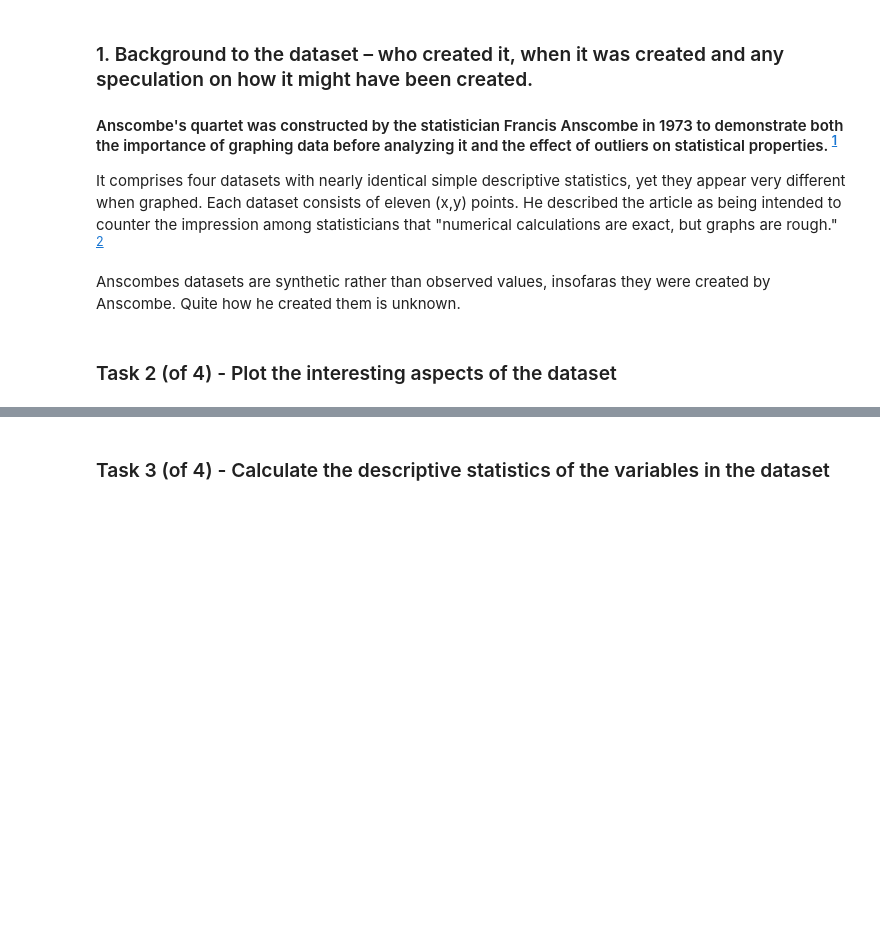
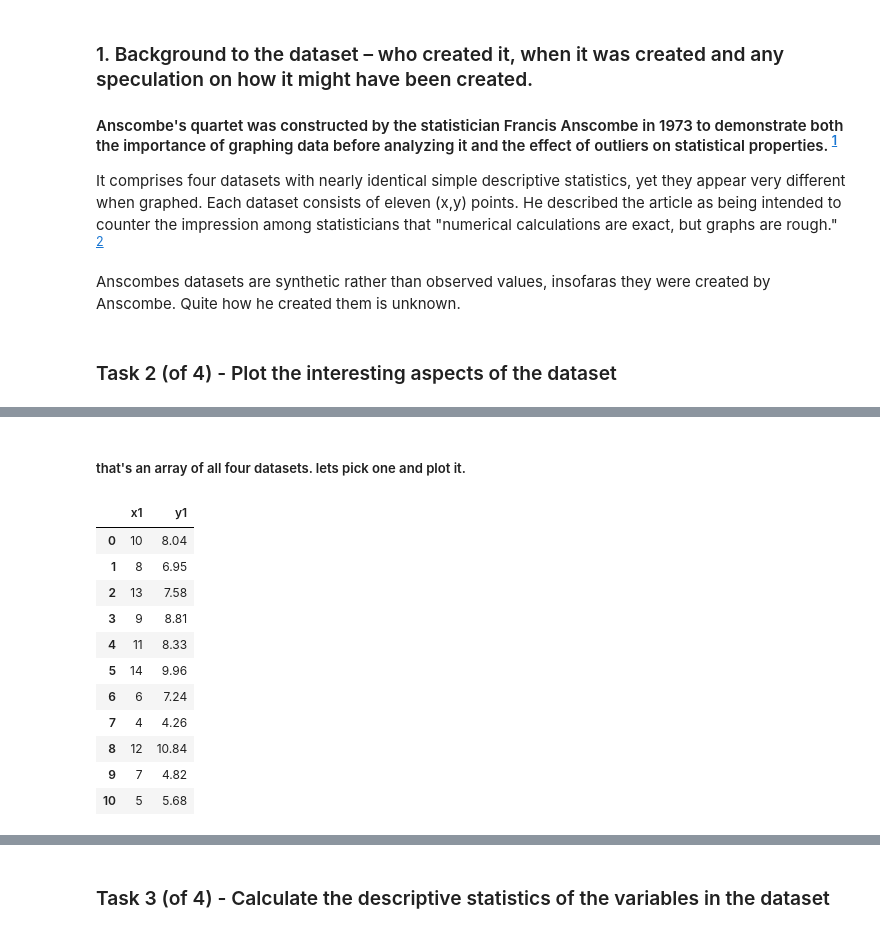
Before and after one commit to Aqua5lad/Anscombes-quartet-dataset, a Jupyter notebook: Anscombes Dataset Analysis.ipynb, the cells around one changed output, grey strips where cells are left out. Drawn from its saved outputs; the diff is of its cells as text; code cells hidden in the pictures; blank space fills up the shorter version.

```diff
--- a/Anscombes Dataset Analysis.ipynb
+++ b/Anscombes Dataset Analysis.ipynb
@@ -20,0 +36,18 @@ import matplotlib.pyplot as plt
+# %% [markdown]
+##### that's an array of all four datasets. lets pick one and plot it.
+# %%
+e = df[['x1', 'y1']]
+e
+# %% [output]
+|  | x1 | y1 |
+| 0 | 10 | 8.04 |
+| 1 | 8 | 6.95 |
+| 2 | 13 | 7.58 |
+| 3 | 9 | 8.81 |
+| 4 | 11 | 8.33 |
+| 5 | 14 | 9.96 |
+| 6 | 6 | 7.24 |
+| 7 | 4 | 4.26 |
+| 8 | 12 | 10.84 |
+| 9 | 7 | 4.82 |
+| 10 | 5 | 5.68 |
```
Also changed, not shown: parts of 2 cells of this notebook.
